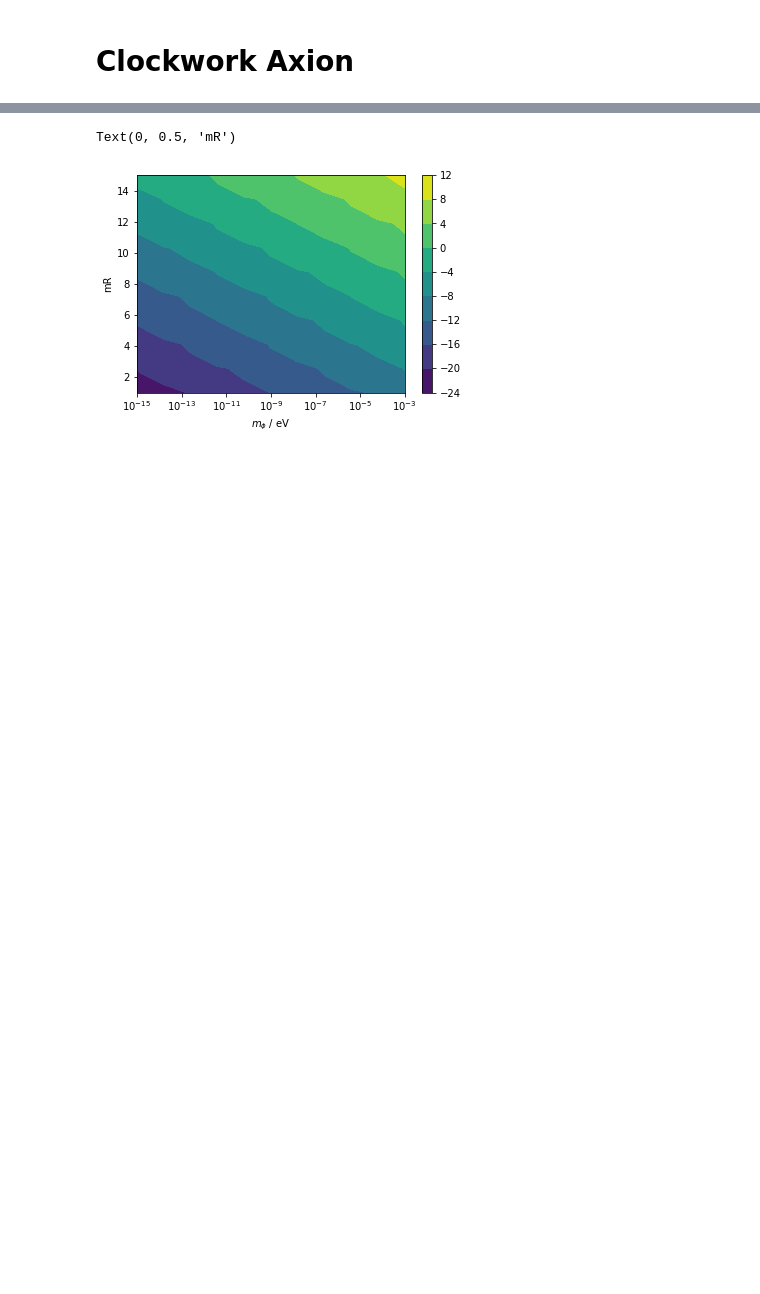
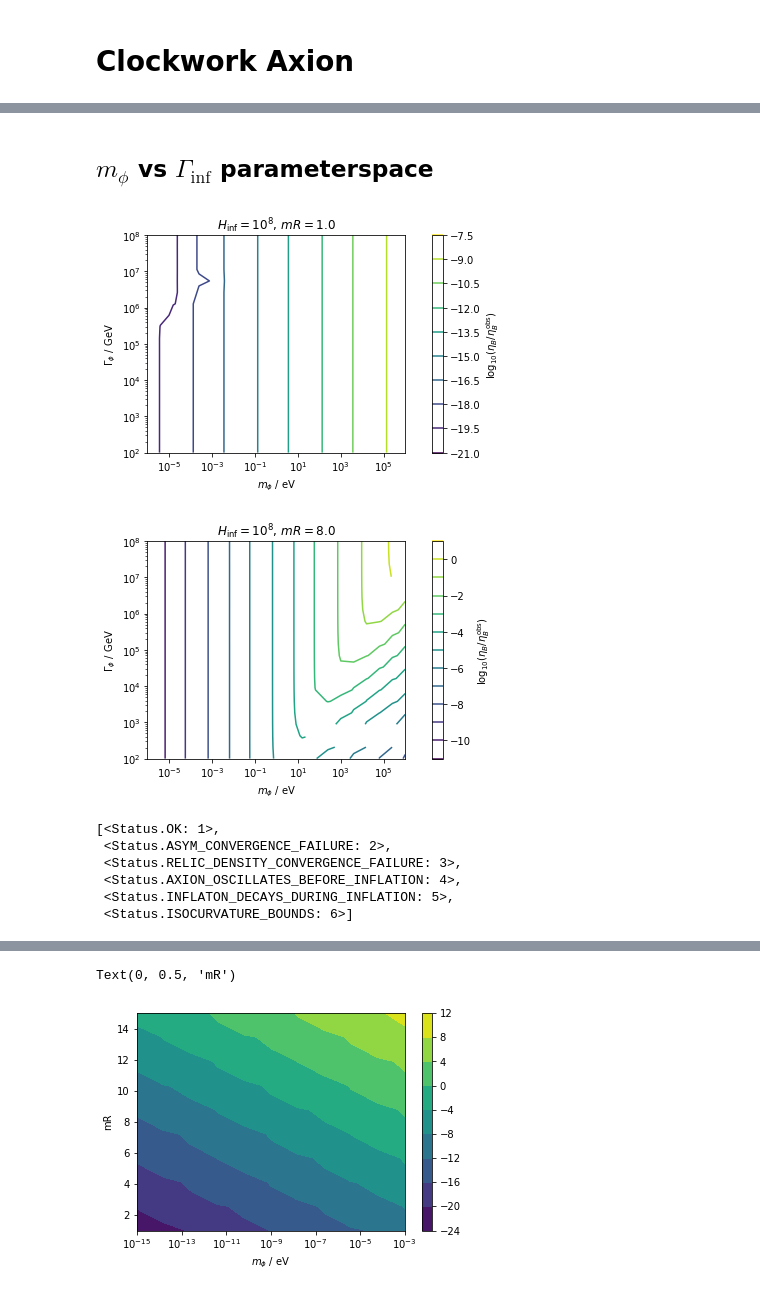
Before and after one commit to anna-jana/masters-project, a Jupyter notebook: transport_eq_in_time/clockwork_axion.ipynb, the cells around one changed output, grey strips where cells are left out. Saved outputs shown, nothing was run; the diff lists cells and outputs as text; code cells hidden in the pictures; blank space fills up the shorter version.

```diff
--- a/transport_eq_in_time/clockwork_axion.ipynb
+++ b/transport_eq_in_time/clockwork_axion.ipynb
@@ -32,0 +37,35 @@ eta_B[i, :, j, :].shape
+# %% [markdown]
+## $m_\phi$ vs $\Gamma_\mathrm{inf}$ parameterspace
+# %%
+data = load_data("clockwork_Gammainf_vs_mphi", 1)
+
+for i in range(len(data["mR"])):
+    eta_B = data["eta"][0, :, i, :]
+    Omega_h_sq = data["Omega_h_sq"][0, :, i, :]
+    m_phi = data["m_phi"]
+    Gamma_inf = data["Gamma_inf"]
+    mR = data["mR"][i]
+    H_inf = data["H_inf"][0]
+
+    plt.figure()
+    contour1 = plt.contour(m_phi * 1e9, Gamma_inf, np.log10(eta_B / eta_B_observed),
+                           levels=10, cmap="viridis", linestyles="-")
+    cbar1 = plt.colorbar(pad=0.08)
+    cbar1.set_label(r"$\log_{10}(\eta_B / \eta^\mathrm{obs}_B)$")
+    plt.xscale("log")
+    plt.yscale("log")
+    plt.xlabel(r"$m_\phi$ / eV")
+    plt.ylabel(r"$\Gamma_\phi$ / GeV")
+    plt.title(f"$H_\\mathrm{{inf}} = {latex_exponential_notation(H_inf, 2)}, \\, mR = {mR}$")
+# %% [output]
+[figure, added]
+[figure, added]
+# %%
+list(Status)
+# %% [output]
+[<Status.OK: 1>,
+ <Status.ASYM_CONVERGENCE_FAILURE: 2>,
+ <Status.RELIC_DENSITY_CONVERGENCE_FAILURE: 3>,
+ <Status.AXION_OSCILLATES_BEFORE_INFLATION: 4>,
+ <Status.INFLATON_DECAYS_DURING_INFLATION: 5>,
+ <Status.ISOCURVATURE_BOUNDS: 6>]
```
Also changed, not shown: parts of 10 cells of this notebook, 4 other files.
